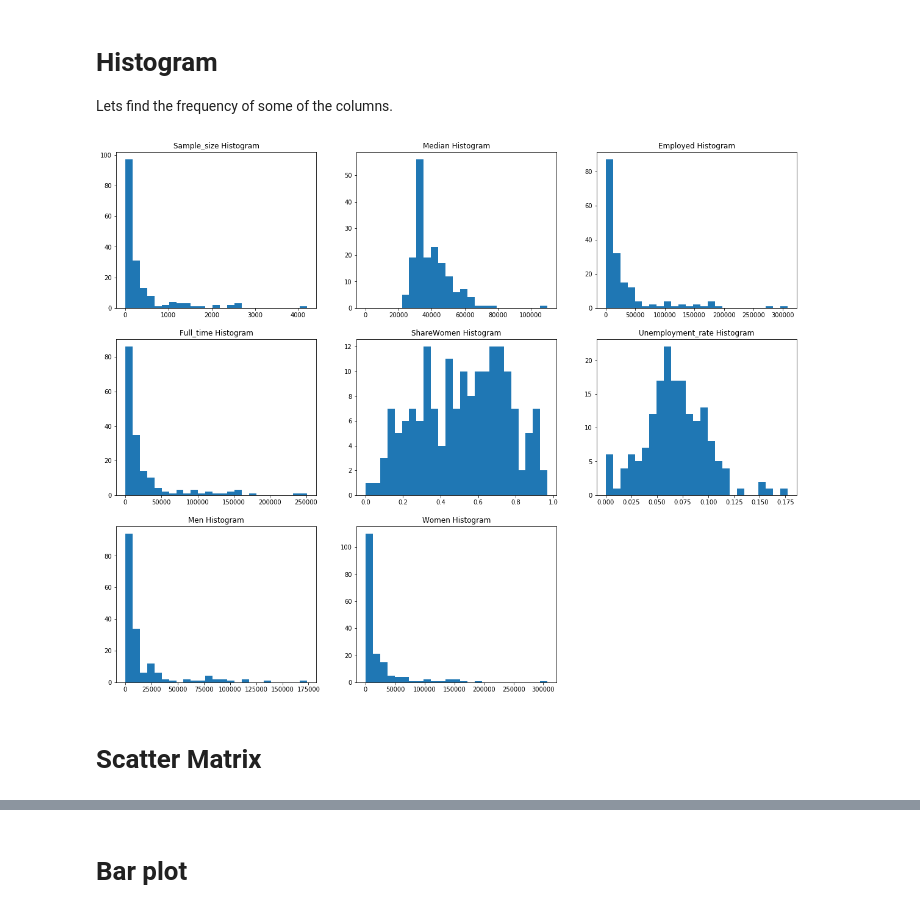
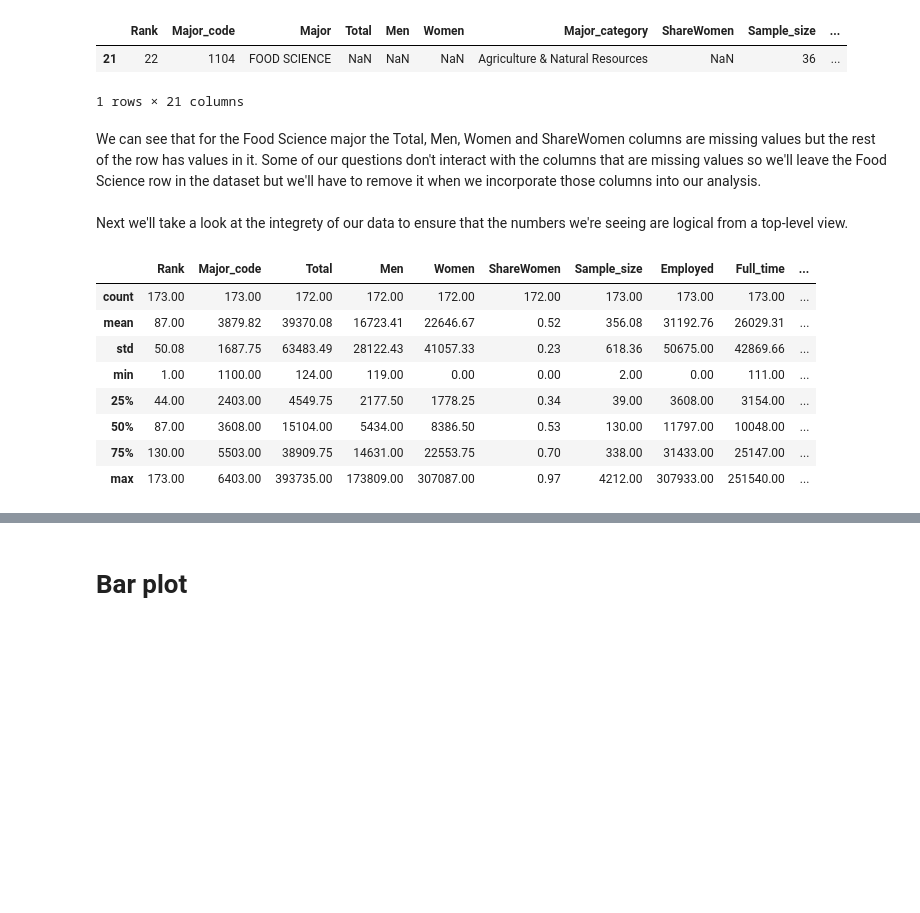
Before and after one commit to JasonMinhas/DataAnalysis, a Jupyter notebook: Visualizing Earnings Based On College Majors/Visualizing Earnings Based On College Majors.ipynb, the cells around one changed output, grey strips where cells are left out. Cells and saved outputs as stored; diff of their text form; code cells hidden in the pictures; blank space fills up the shorter version.

Commit message:
add examine dataset section

```diff
--- a/Visualizing Earnings Based On College Majors/Visualizing Earnings Based On College Majors.ipynb
+++ b/Visualizing Earnings Based On College Majors/Visualizing Earnings Based On College Majors.ipynb
@@ -64,6 +65,0 @@ First we remove rows with missing values.
-# %%
-# remove rows with missing values
-grads_df = grads_df.dropna()
-
-# confirm row was removed
-grads_df.shape
@@ -102,23 +66,25 @@ plt.show()
-# %% [markdown]
-# Histogram
-
-Lets find the frequency of some of the columns.
-# %%
-headers = ['Sample_size', 'Median', 'Employed', 'Full_time', 'ShareWomen', 'Unemployment_rate', 'Men', 'Women']
-
-histogram_fig = plt.figure(figsize=(20,16))
-
-for i in range(8):
-    ax = histogram_fig.add_subplot(3,3,i+1)
-    x = grads_df[headers[i]]
-    max_rng = x.max()
-    min_rng = x.min()
-    ax.hist(x, bins=25, range=(0,max_rng))
-    title = headers[i] + ' Histogram'
-    ax.set_title(title)
-
-plt.show()
-# %% [output]
-[figure, removed]
-# %% [markdown]
-# Scatter Matrix
+# %%
+# find row with missing datapoints
+null_rows = grads_df[grads_df.isnull().any(axis=1)]
+null_rows.head()
+# %% [output]
+|  | Rank | Major_code | Major | Total | Men | Women | Major_category | ShareWomen | Sample_size | ... |
+| 21 | 22 | 1104 | FOOD SCIENCE | NaN | NaN | NaN | Agriculture & Natural Resources | NaN | 36 | ... |
+1 rows × 21 columns
+# %% [markdown]
+We can see that for the Food Science major the Total, Men, Women and ShareWomen columns are missing values but the rest of the row has values in it. Some of our questions don't interact with the columns that are missing values so we'll leave the Food Science row in the dataset but we'll have to remove it when we incorporate those columns into our analysis.
+<br>
+<br>
+Next we'll take a look at the integrety of our data to ensure that the numbers we're seeing are logical from a top-level view.
+# %%
+grads_df.describe().round(2)
+# %% [output]
+|  | Rank | Major_code | Total | Men | Women | ShareWomen | Sample_size | Employed | Full_time | ... |
+| count | 173.00 | 173.00 | 172.00 | 172.00 | 172.00 | 172.00 | 173.00 | 173.00 | 173.00 | ... |
+| mean | 87.00 | 3879.82 | 39370.08 | 16723.41 | 22646.67 | 0.52 | 356.08 | 31192.76 | 26029.31 | ... |
+| std | 50.08 | 1687.75 | 63483.49 | 28122.43 | 41057.33 | 0.23 | 618.36 | 50675.00 | 42869.66 | ... |
+| min | 1.00 | 1100.00 | 124.00 | 119.00 | 0.00 | 0.00 | 2.00 | 0.00 | 111.00 | ... |
+| 25% | 44.00 | 2403.00 | 4549.75 | 2177.50 | 1778.25 | 0.34 | 39.00 | 3608.00 | 3154.00 | ... |
+| 50% | 87.00 | 3608.00 | 15104.00 | 5434.00 | 8386.50 | 0.53 | 130.00 | 11797.00 | 10048.00 | ... |
+| 75% | 130.00 | 5503.00 | 38909.75 | 14631.00 | 22553.75 | 0.70 | 338.00 | 31433.00 | 25147.00 | ... |
+| max | 173.00 | 6403.00 | 393735.00 | 173809.00 | 307087.00 | 0.97 | 4212.00 | 307933.00 | 251540.00 | ... |
```
Also changed, not shown: parts of 21 cells of this notebook.
